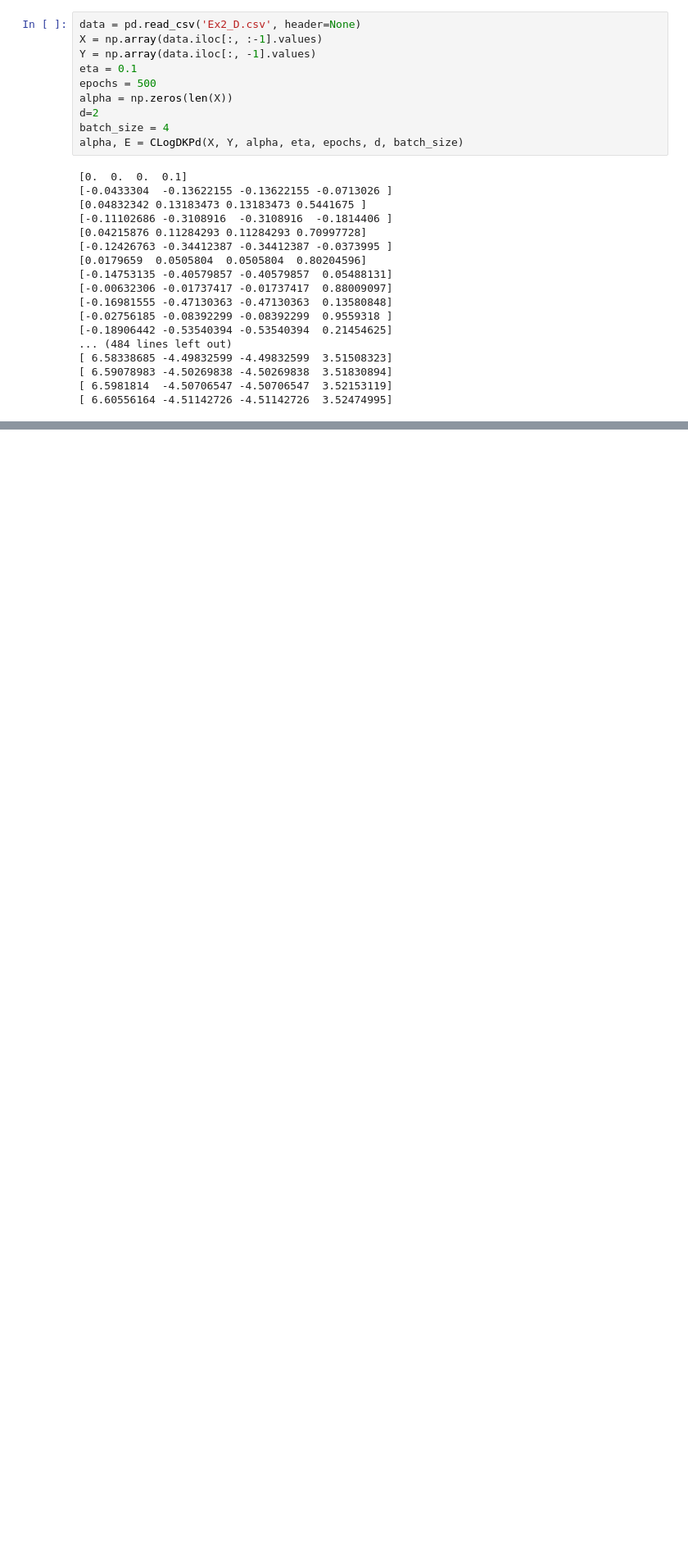
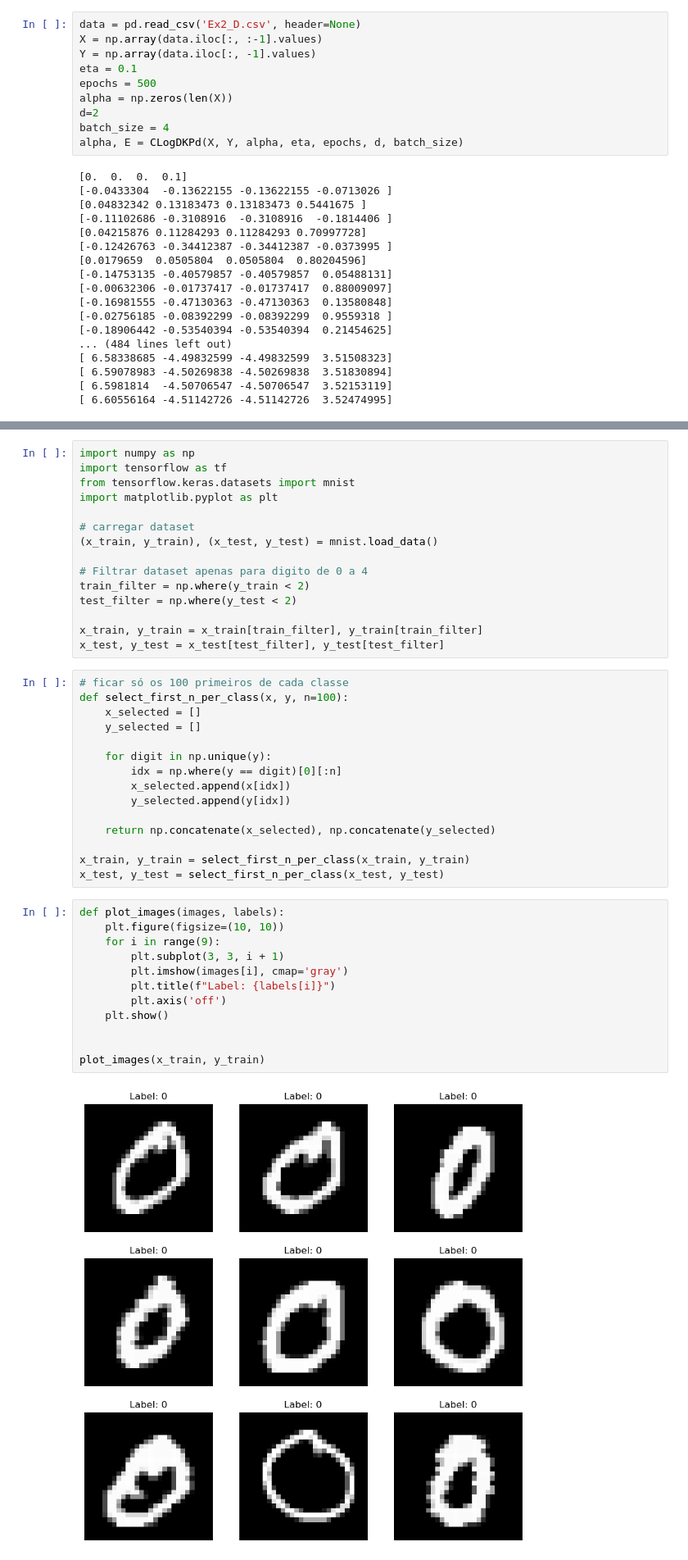
Before and after one commit to GuiSSMartins/OML-MMC, a Jupyter notebook: CLogPKd_MGmB.ipynb, the cells around one changed output, grey strips where cells are left out. Shown at 82% size. Saved outputs shown, nothing was run; the diff lists cells and outputs as text; blank space fills up the shorter version.

Commit message:
Adiconado MNIST no miniBatch Kerneld

```diff
--- a/CLogPKd_MGmB.ipynb
+++ b/CLogPKd_MGmB.ipynb
@@ -107,0 +110,44 @@ plt.show()
+# %%
+import numpy as np
+import tensorflow as tf
+from tensorflow.keras.datasets import mnist
+import matplotlib.pyplot as plt
+
+# carregar dataset
+(x_train, y_train), (x_test, y_test) = mnist.load_data()
+
+# Filtrar dataset apenas para digito de 0 a 4
+train_filter = np.where(y_train < 2)
+test_filter = np.where(y_test < 2)
+
+x_train, y_train = x_train[train_filter], y_train[train_filter]
+x_test, y_test = x_test[test_filter], y_test[test_filter]
+# %%
+# ficar só os 100 primeiros de cada classe
+def select_first_n_per_class(x, y, n=100):
+    x_selected = []
+    y_selected = []
+
+    for digit in np.unique(y):
+        idx = np.where(y == digit)[0][:n]
+        x_selected.append(x[idx])
+        y_selected.append(y[idx])
+
+    return np.concatenate(x_selected), np.concatenate(y_selected)
+
+x_train, y_train = select_first_n_per_class(x_train, y_train)
+x_test, y_test = select_first_n_per_class(x_test, y_test)
+# %%
+def plot_images(images, labels):
+    plt.figure(figsize=(10, 10))
+    for i in range(9):
+        plt.subplot(3, 3, i + 1)
+        plt.imshow(images[i], cmap='gray')
+        plt.title(f"Label: {labels[i]}")
+        plt.axis('off')
+    plt.show()
+
+
+plot_images(x_train, y_train)
+# %% [output]
+[figure, added]
```
Also changed, not shown: parts of 10 cells of this notebook.
